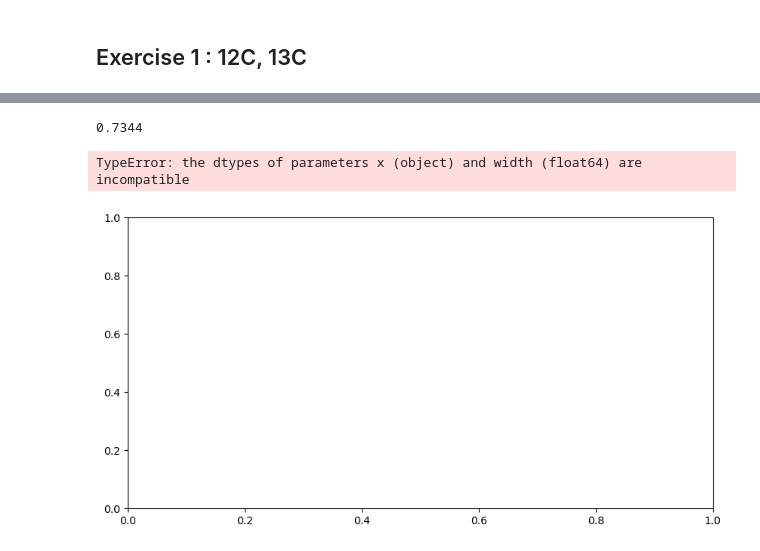
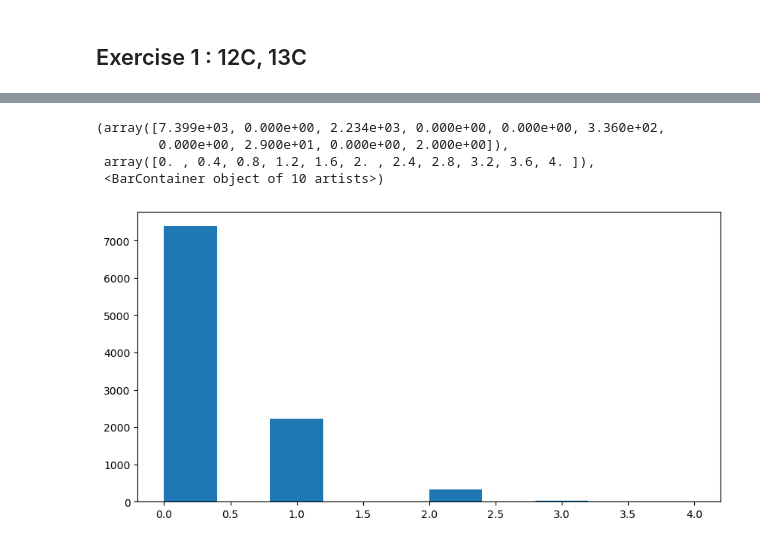
Before and after one commit to SPS-SP2273/learning-portfolio-ntyl03, a Jupyter notebook: random numbers/random_numbers_(need).ipynb, the cells around one changed output, grey strips where cells are left out. Drawn from its saved outputs; the diff is of its cells as text; code cells hidden in the pictures.

```diff
--- a/random numbers/random_numbers_(need).ipynb
+++ b/random numbers/random_numbers_(need).ipynb
@@ -206,3 +226,11 @@ mean number of 13C atoms is 0.2919 and standard deviation is 0.5330050562611953
+# %%
+plt.hist(result)
+# %% [output]
+(array([7.399e+03, 0.000e+00, 2.234e+03, 0.000e+00, 0.000e+00, 3.360e+02,
+        0.000e+00, 2.900e+01, 0.000e+00, 2.000e+00]),
+ array([0. , 0.4, 0.8, 1.2, 1.6, 2. , 2.4, 2.8, 3.2, 3.6, 4. ]),
+ <BarContainer object of 10 artists>)
+[figure, added]
 # %%
 number_of_repeats=10_000
 zero =[thirteen_carbon()==0 for _ in range(number_of_repeats)]
@@ -217,16 +245,4 @@ no_thirteen_C_probability=x/number_of_repeats
 
 # no_thirteen_C_probability= zero_counts/number_of_repeats
 
-print(no_thirteen_C_probability)
-plt.rcParams['figure.figsize'] = (10,5)
-plt.bar(thirteen_carbon, number_of_repeats);
-plt.xlabel('number of molecules')
-plt.ylabel(f'Frequency out of {number_of_repeats}')
-plt.table([thirteen_carbon, number_of_repeats],
-          rowLabels=['number of molecules', 'Frequency'],
-          loc='bottom',
-          bbox=[0, -0.5, 1, 0.3])
+# print(no_thirteen_C_probability)
-# %% [output]
-0.7344
-TypeError: the dtypes of parameters x (object) and width (float64) are incompatible
-[figure, removed]
```
Also changed, not shown: parts of 3 cells of this notebook.
